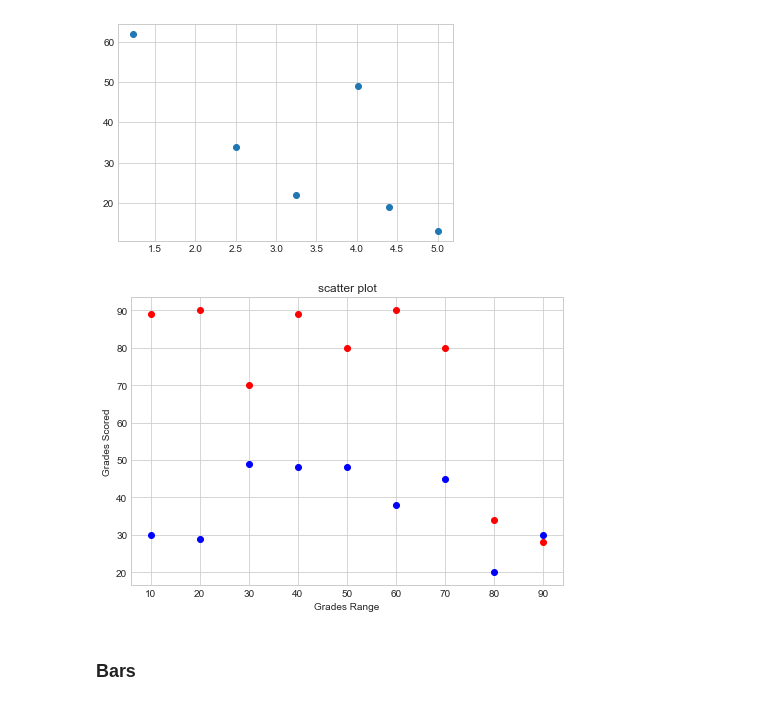
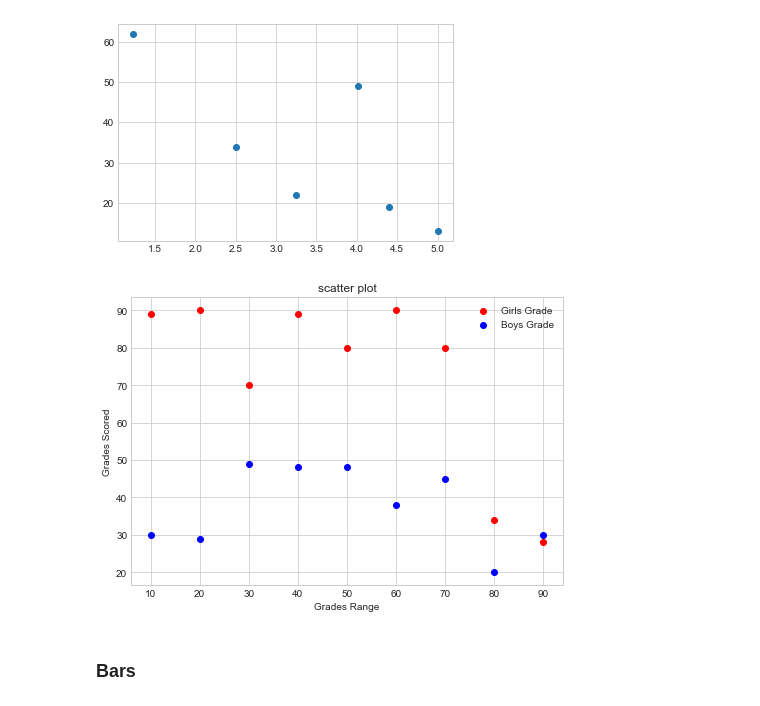
Before and after one commit to mcandar/python_lectures, a Jupyter notebook: chapter_5.ipynb, the cells around one changed output. Drawn from its saved outputs; the diff is of its cells as text; code cells hidden in the pictures.

```diff
--- a/chapter_5.ipynb
+++ b/chapter_5.ipynb
@@ -277,17 +272,18 @@ plt.show()
 # %%
 girls_grades = [89, 90, 70, 89, 80, 90, 80, 34, 28]
 boys_grades = [30, 29, 49, 48, 48, 38, 45, 20, 30]
 grades_range = [10, 20, 30, 40, 50, 60, 70, 80, 90]
 fig=plt.figure()
 ax=fig.add_axes([0,0,1,1])
-ax.scatter(grades_range, girls_grades, color='r')
-ax.scatter(grades_range, boys_grades, color='b',)
+ax.scatter(grades_range, girls_grades, color='r', label= "Girls Grade")
+ax.scatter(grades_range, boys_grades, color='b', label= "Boys Grade")
 ax.set_xlabel('Grades Range')
 ax.set_ylabel('Grades Scored')
 ax.set_title('scatter plot')
+plt.legend()
 plt.show()
 # %% [output]
-[figure, old version]
+[figure, new version]
 # %% [markdown]
 ### Bars
 # %%
```
Also changed, not shown: parts of 42 cells of this notebook.
